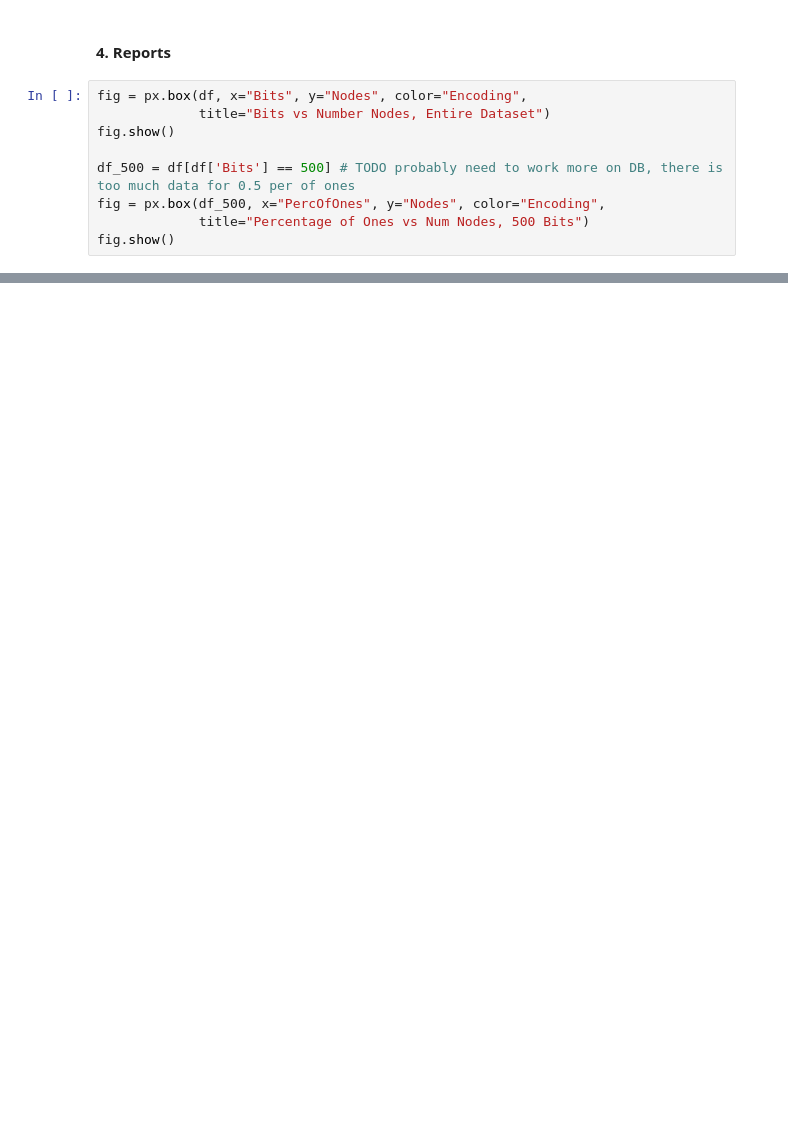
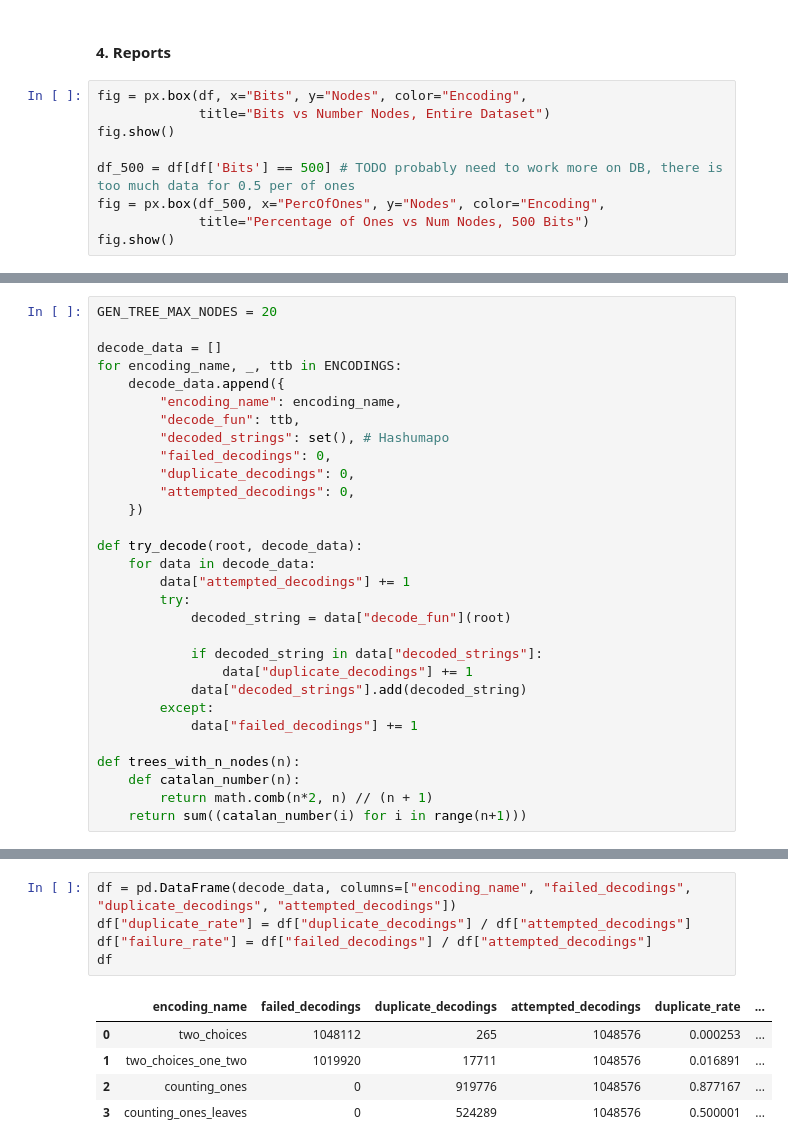
Before and after one commit to marcomaida/claycode, a Jupyter notebook: experiments/bit_to_tree/encoding_comparison.ipynb, the cells around one changed output, grey strips where cells are left out. Drawn from its saved outputs; the diff is of its cells as text; blank space fills up the shorter version.

```diff
--- a/experiments/bit_to_tree/encoding_comparison.ipynb
+++ b/experiments/bit_to_tree/encoding_comparison.ipynb
@@ -137,0 +141,30 @@ fig.show()
+# %%
+GEN_TREE_MAX_NODES = 20
+
+decode_data = []
+for encoding_name, _, ttb in ENCODINGS:
+    decode_data.append({
+        "encoding_name": encoding_name,
+        "decode_fun": ttb,
+        "decoded_strings": set(), # Hashumapo
+        "failed_decodings": 0,
+        "duplicate_decodings": 0,
+        "attempted_decodings": 0,
+    })
+
+def try_decode(root, decode_data):
+    for data in decode_data:
+        data["attempted_decodings"] += 1
+        try:
+            decoded_string = data["decode_fun"](root)
+
+            if decoded_string in data["decoded_strings"]:
+                data["duplicate_decodings"] += 1
+            data["decoded_strings"].add(decoded_string)
+        except:
+            data["failed_decodings"] += 1
+
+def trees_with_n_nodes(n):
+    def catalan_number(n):
+        return math.comb(n*2, n) // (n + 1)
+    return sum((catalan_number(i) for i in range(n+1)))
@@ -137,0 +197,11 @@ fig.show()
+# %%
+df = pd.DataFrame(decode_data, columns=["encoding_name", "failed_decodings", "duplicate_decodings", "attempted_decodings"])
+df["duplicate_rate"] = df["duplicate_decodings"] / df["attempted_decodings"]
+df["failure_rate"] = df["failed_decodings"] / df["attempted_decodings"]
+df
+# %% [output]
+|  | encoding_name | failed_decodings | duplicate_decodings | attempted_decodings | duplicate_rate | ... |
+| 0 | two_choices | 1048112 | 265 | 1048576 | 0.000253 | ... |
+| 1 | two_choices_one_two | 1019920 | 17711 | 1048576 | 0.016891 | ... |
+| 2 | counting_ones | 0 | 919776 | 1048576 | 0.877167 | ... |
+| 3 | counting_ones_leaves | 0 | 524289 | 1048576 | 0.500001 | ... |
```
Also changed, not shown: parts of 4 cells of this notebook.
